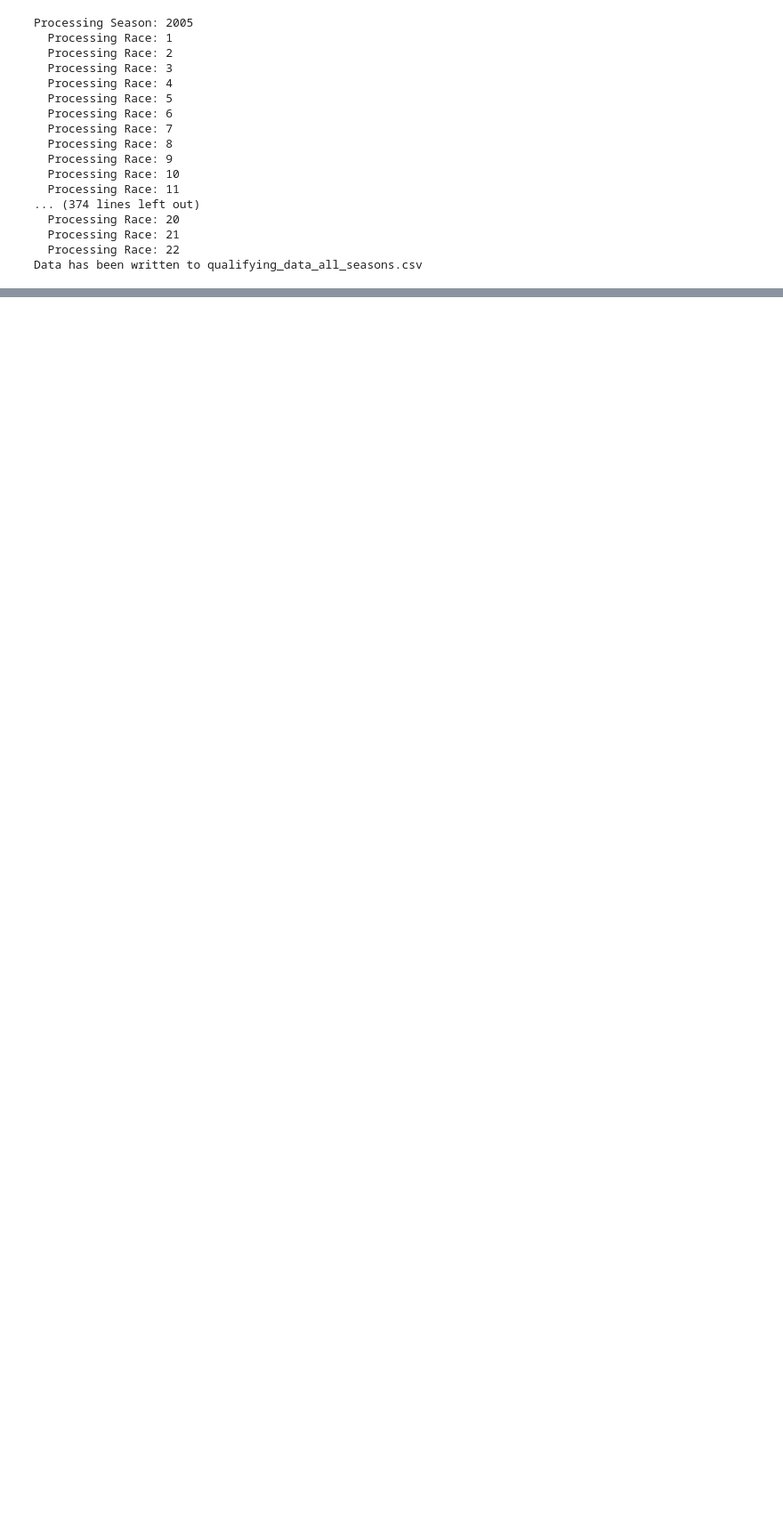
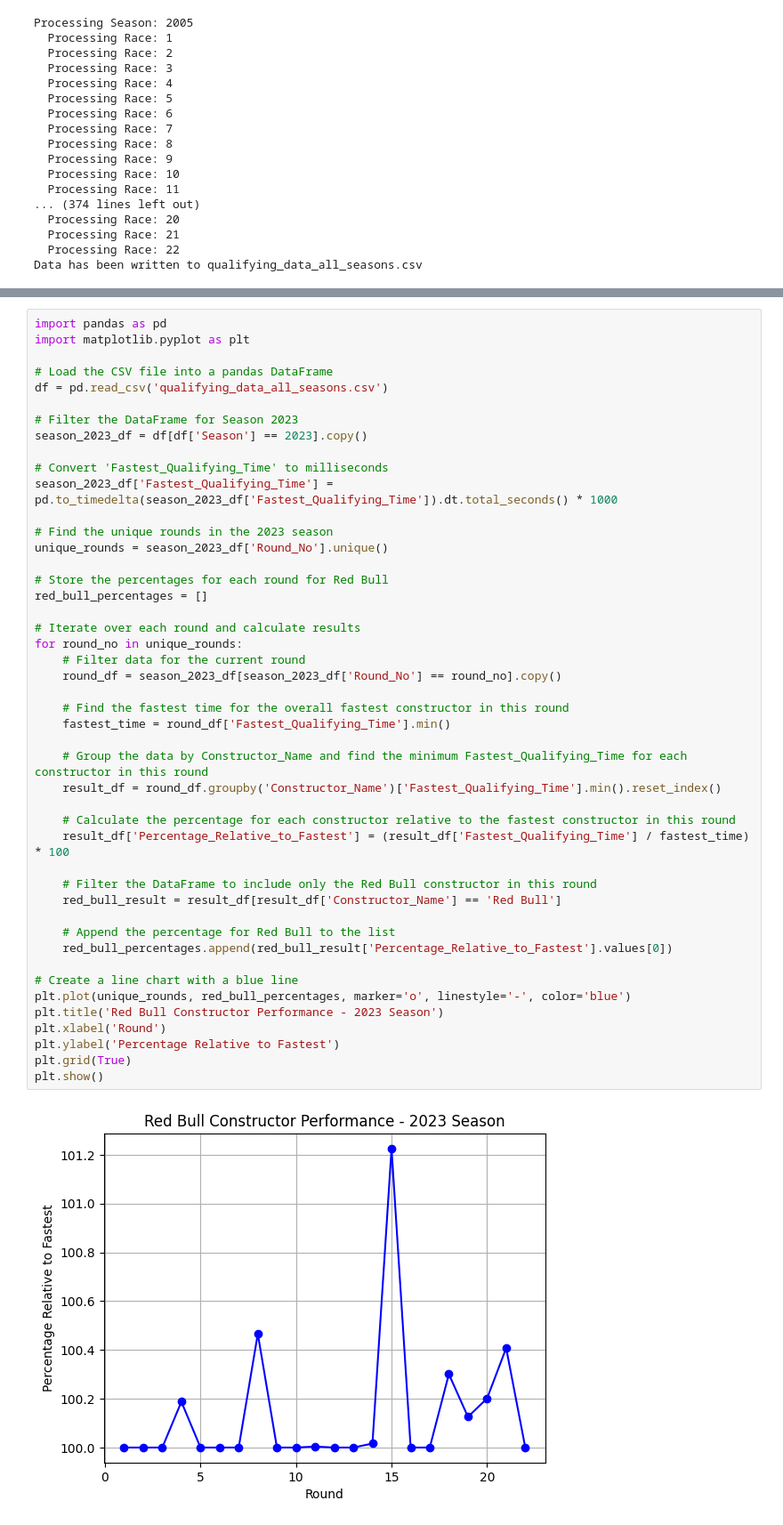
Before and after one commit to GoranBogetic/Podatkovna-rad, a Jupyter notebook: rad.ipynb, the cells around one changed output, grey strips where cells are left out. Shown: that part at 89% size. Drawn from its saved outputs; the diff is of its cells as text; blank space fills up the shorter version.

Commit message:
New charts

```diff
--- a/rad.ipynb
+++ b/rad.ipynb
@@ -448,0 +542,48 @@ Data has been written to qualifying_data_all_seasons.csv
+# %%
+import pandas as pd
+import matplotlib.pyplot as plt
+
+# Load the CSV file into a pandas DataFrame
+df = pd.read_csv('qualifying_data_all_seasons.csv')
+
+# Filter the DataFrame for Season 2023
+season_2023_df = df[df['Season'] == 2023].copy()
+
+# Convert 'Fastest_Qualifying_Time' to milliseconds
+season_2023_df['Fastest_Qualifying_Time'] = pd.to_timedelta(season_2023_df['Fastest_Qualifying_Time']).dt.total_seconds() * 1000
+
+# Find the unique rounds in the 2023 season
+unique_rounds = season_2023_df['Round_No'].unique()
+
+# Store the percentages for each round for Red Bull
+red_bull_percentages = []
+
+# Iterate over each round and calculate results
+for round_no in unique_rounds:
+    # Filter data for the current round
+    round_df = season_2023_df[season_2023_df['Round_No'] == round_no].copy()
+
+    # Find the fastest time for the overall fastest constructor in this round
+    fastest_time = round_df['Fastest_Qualifying_Time'].min()
+
+    # Group the data by Constructor_Name and find the minimum Fastest_Qualifying_Time for each constructor in this round
+    result_df = round_df.groupby('Constructor_Name')['Fastest_Qualifying_Time'].min().reset_index()
+
+    # Calculate the percentage for each constructor relative to the fastest constructor in this round
+    result_df['Percentage_Relative_to_Fastest'] = (result_df['Fastest_Qualifying_Time'] / fastest_time) * 100
+
+    # Filter the DataFrame to include only the Red Bull constructor in this round
+    red_bull_result = result_df[result_df['Constructor_Name'] == 'Red Bull']
+
+    # Append the percentage for Red Bull to the list
+    red_bull_percentages.append(red_bull_result['Percentage_Relative_to_Fastest'].values[0])
+
+# Create a line chart with a blue line
+plt.plot(unique_rounds, red_bull_percentages, marker='o', linestyle='-', color='blue')
+plt.title('Red Bull Constructor Performance - 2023 Season')
+plt.xlabel('Round')
+plt.ylabel('Percentage Relative to Fastest')
+plt.grid(True)
+plt.show()
+# %% [output]
+[figure, added]
```
Also changed, not shown: parts of 12 cells of this notebook.
